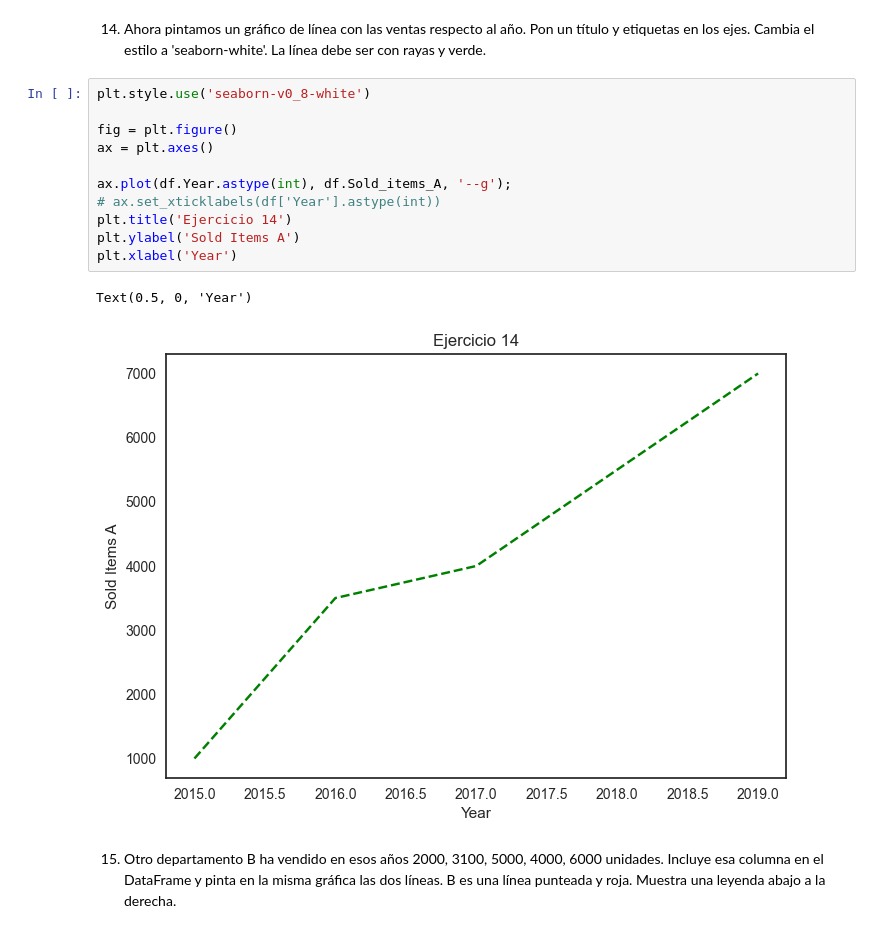
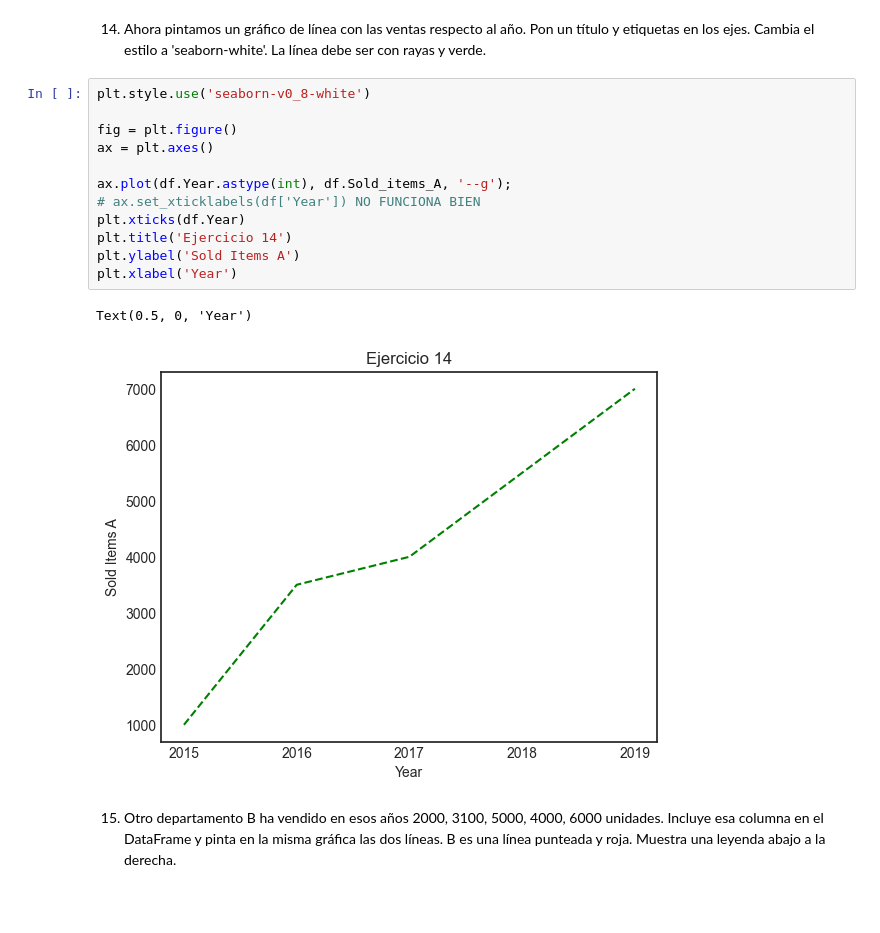
Before and after one commit to anapstl/ONLINE_DS_THEBRIDGE_course, a Jupyter notebook: 2-Data_analysis/4-Visualización/1-Matplotlib/ejercicios/ejercicios_Matplotlib.ipynb, the cells around one changed output. Saved outputs shown, nothing was run; the diff lists cells and outputs as text; blank space fills up the shorter version.

```diff
--- a/2-Data_analysis/4-Visualización/1-Matplotlib/ejercicios/ejercicios_Matplotlib.ipynb
+++ b/2-Data_analysis/4-Visualización/1-Matplotlib/ejercicios/ejercicios_Matplotlib.ipynb
@@ -257,17 +337,18 @@ Cambia el estilo a 'seaborn-white'. La línea debe ser con rayas y verde.
 # %%
 plt.style.use('seaborn-v0_8-white')
 
 fig = plt.figure()
 ax = plt.axes()
 
 ax.plot(df.Year.astype(int), df.Sold_items_A, '--g');
-# ax.set_xticklabels(df['Year'].astype(int))
+# ax.set_xticklabels(df['Year']) NO FUNCIONA BIEN
+plt.xticks(df.Year)
 plt.title('Ejercicio 14')
 plt.ylabel('Sold Items A')
 plt.xlabel('Year')
 # %% [output]
 Text(0.5, 0, 'Year')
-[figure, old version]
+[figure, new version]
 # %% [markdown]
 15. Otro departamento B ha vendido en esos años 2000, 3100, 5000, 4000, 6000 unidades. Incluye esa columna en el DataFrame y pinta en la misma gráfica las dos líneas. B es una línea punteada y roja. Muestra una leyenda abajo a la derecha.
 # %%
```
Also changed, not shown: parts of 14 cells of this notebook.
